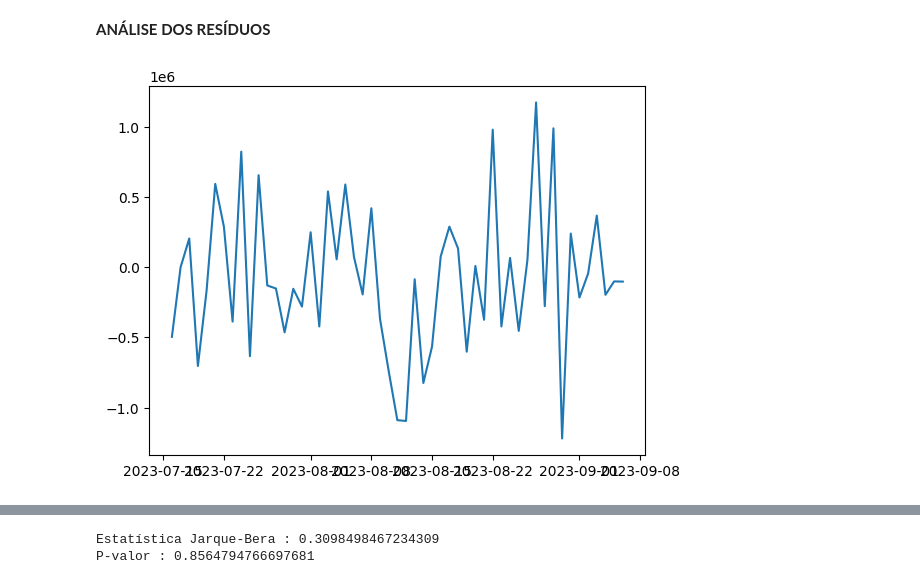
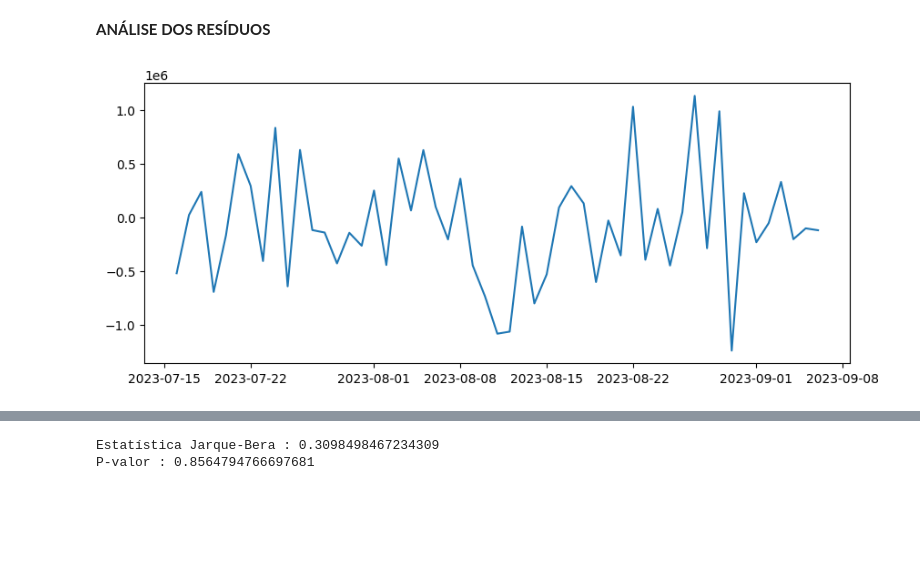
Before and after one commit to Rneron/Python, a Jupyter notebook: ModeloRBS.ipynb, the cells around one changed output, grey strips where cells are left out. Saved outputs shown, nothing was run; the diff lists cells and outputs as text; code cells hidden in the pictures; blank space fills up the shorter version.

```diff
--- a/ModeloRBS.ipynb
+++ b/ModeloRBS.ipynb
@@ -271,8 +271,9 @@ Freq: D, dtype: float64
 # %% [markdown]
 **ANÁLISE DOS RESÍDUOS**
 # %%
+plt.figure(figsize=(10,4))
 residuo = modelo_3.resid
 plt.plot(residuo)
 plt.show()
 # %% [output]
-[figure, old version]
+[figure, new version]
```
Also changed, not shown: parts of 2 cells of this notebook.
